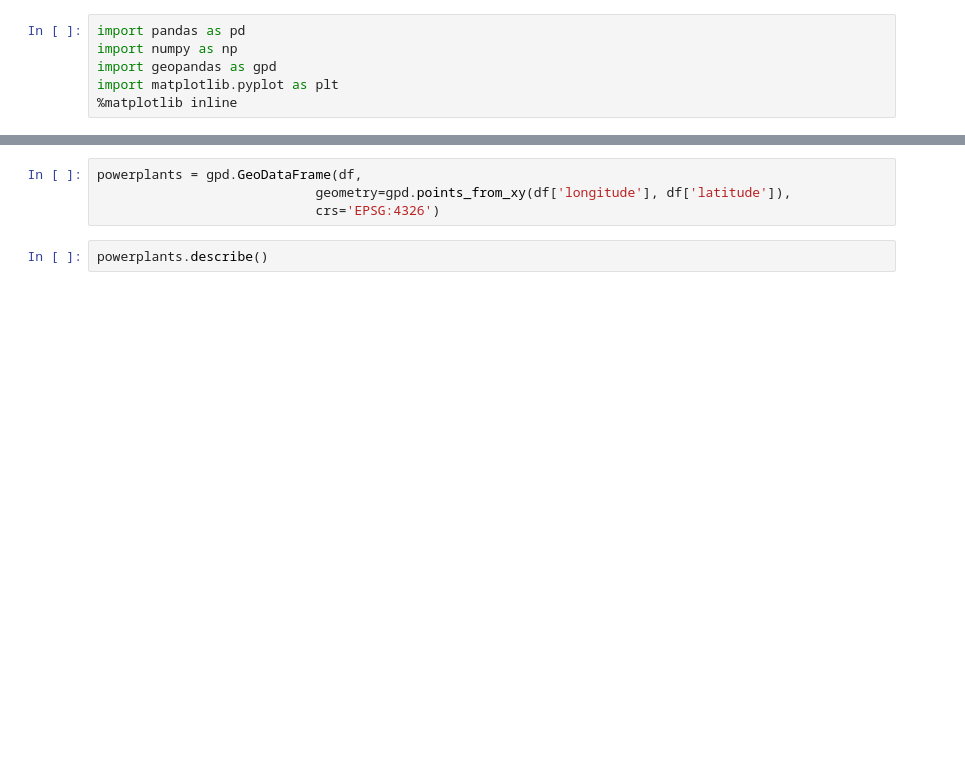
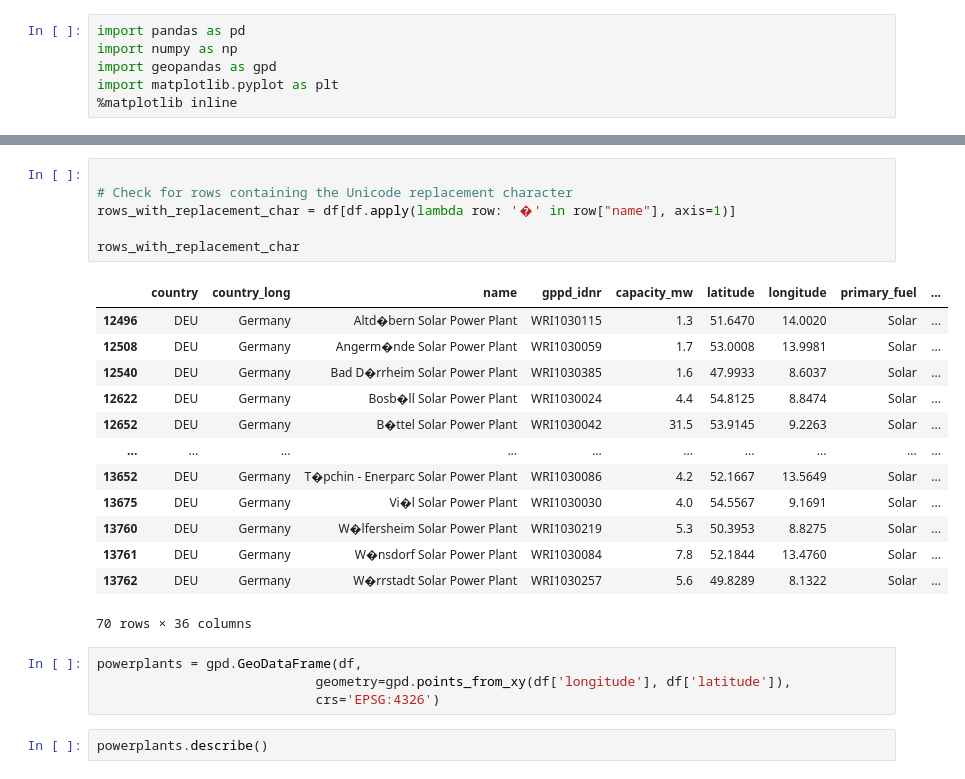
Before and after one commit to desaiwang/info4310-hw2, a Jupyter notebook: analysis.ipynb, the cells around one changed output, grey strips where cells are left out. Cells and saved outputs as stored; diff of their text form; blank space fills up the shorter version.

```diff
--- a/analysis.ipynb
+++ b/analysis.ipynb
@@ -9,3 +34,23 @@ df =pd.read_csv("static/global_power_plant_database.csv")
+# %%
+
+# Check for rows containing the Unicode replacement character
+rows_with_replacement_char = df[df.apply(lambda row: '�' in row["name"], axis=1)]
+
+rows_with_replacement_char
+# %% [output]
+|  | country | country_long | name | gppd_idnr | capacity_mw | latitude | longitude | primary_fuel | ... |
+| 12496 | DEU | Germany | Altd�bern Solar Power Plant | WRI1030115 | 1.3 | 51.6470 | 14.0020 | Solar | ... |
+| 12508 | DEU | Germany | Angerm�nde Solar Power Plant | WRI1030059 | 1.7 | 53.0008 | 13.9981 | Solar | ... |
+| 12540 | DEU | Germany | Bad D�rrheim Solar Power Plant | WRI1030385 | 1.6 | 47.9933 | 8.6037 | Solar | ... |
+| 12622 | DEU | Germany | Bosb�ll Solar Power Plant | WRI1030024 | 4.4 | 54.8125 | 8.8474 | Solar | ... |
+| 12652 | DEU | Germany | B�ttel Solar Power Plant | WRI1030042 | 31.5 | 53.9145 | 9.2263 | Solar | ... |
+| ... | ... | ... | ... | ... | ... | ... | ... | ... | ... |
+| 13652 | DEU | Germany | T�pchin - Enerparc Solar Power Plant | WRI1030086 | 4.2 | 52.1667 | 13.5649 | Solar | ... |
+| 13675 | DEU | Germany | Vi�l Solar Power Plant | WRI1030030 | 4.0 | 54.5567 | 9.1691 | Solar | ... |
+| 13760 | DEU | Germany | W�lfersheim Solar Power Plant | WRI1030219 | 5.3 | 50.3953 | 8.8275 | Solar | ... |
+| 13761 | DEU | Germany | W�nsdorf Solar Power Plant | WRI1030084 | 7.8 | 52.1844 | 13.4760 | Solar | ... |
+| 13762 | DEU | Germany | W�rrstadt Solar Power Plant | WRI1030257 | 5.6 | 49.8289 | 8.1322 | Solar | ... |
+70 rows × 36 columns
 # %%
 powerplants = gpd.GeoDataFrame(df,
                             geometry=gpd.points_from_xy(df['longitude'], df['latitude']),
```
Also changed, not shown: parts of 5 cells of this notebook, 2 other files.
